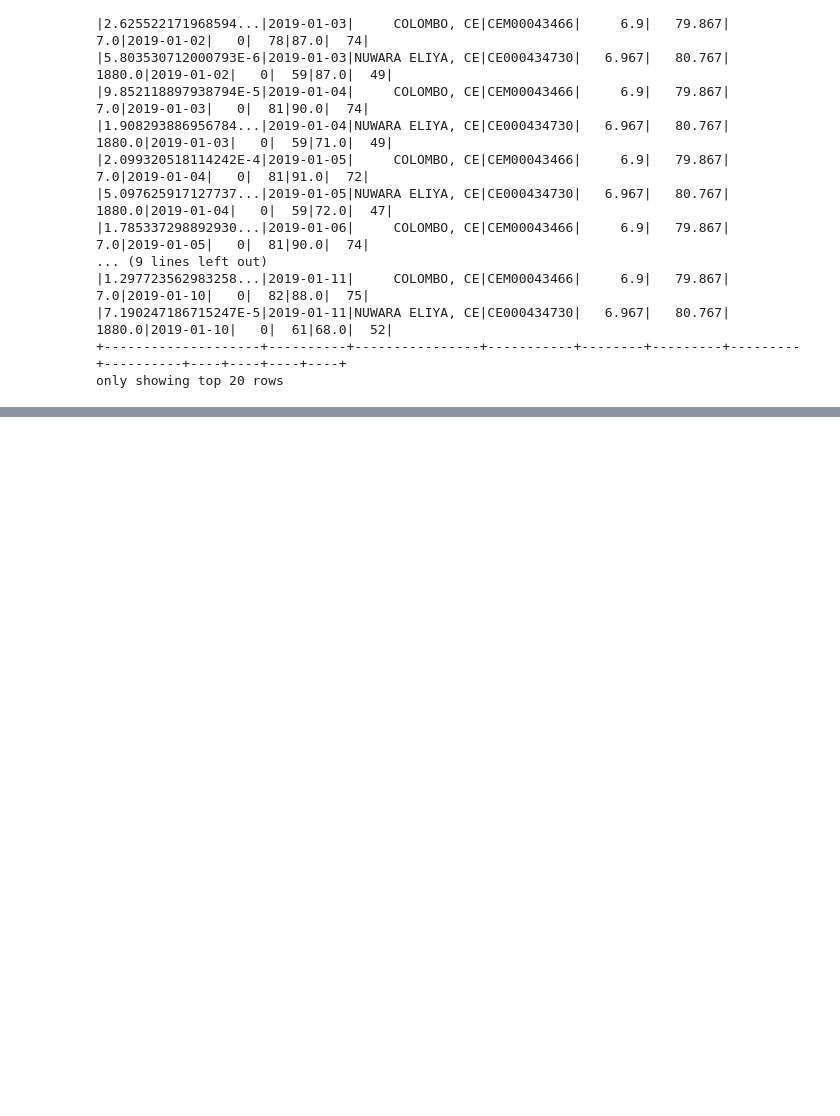
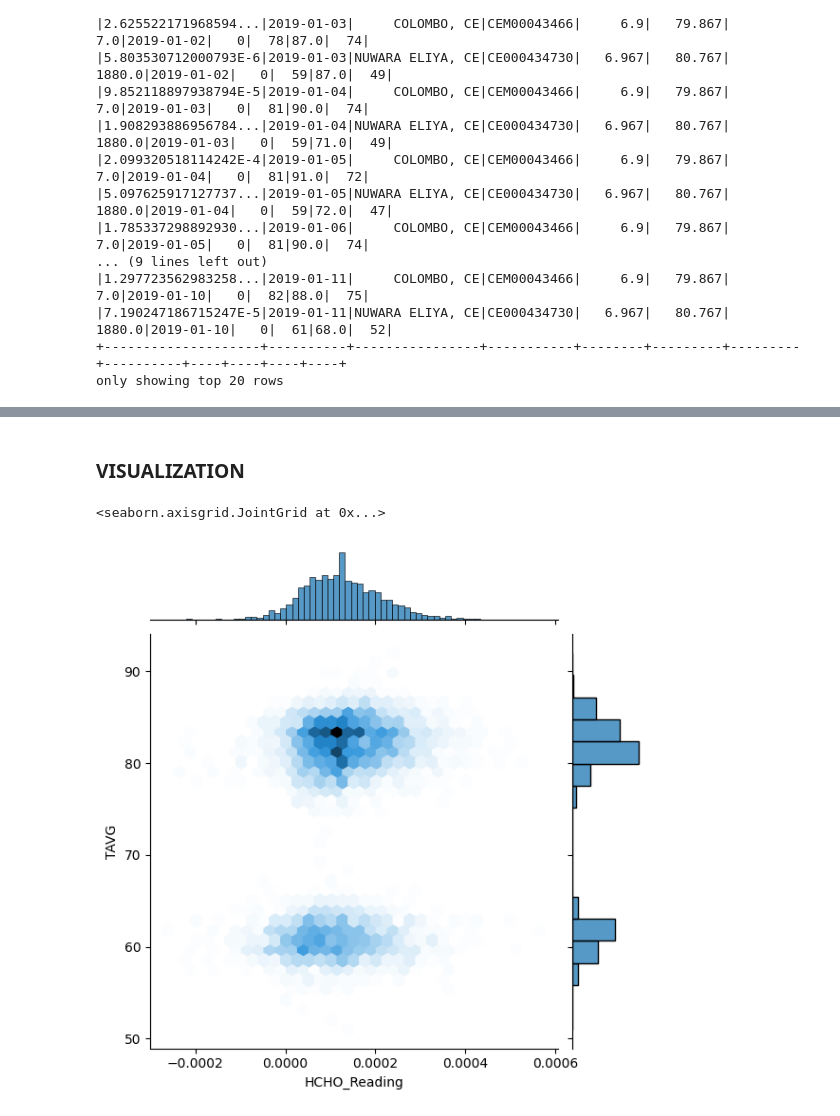
Before and after one commit to VinukaSilva/HCHO-Prediction, a Jupyter notebook: Precipitation Avg_Temperature.ipynb, the cells around one changed output, grey strips where cells are left out. Drawn from its saved outputs; the diff is of its cells as text; code cells hidden in the pictures; blank space fills up the shorter version.

Commit message:
Visualization of Joined Datasets

```diff
--- a/Precipitation Avg_Temperature.ipynb
+++ b/Precipitation Avg_Temperature.ipynb
@@ -569,3 +570,6 @@ joined_data.show()
 |7.190247186715247E-5|2019-01-11|NUWARA ELIYA, CE|CE000434730|   6.967|   80.767|   1880.0|2019-01-10|   0|  61|68.0|  52|
 +--------------------+----------+----------------+-----------+--------+---------+---------+----------+----+----+----+----+
 only showing top 20 rows
+# %%
+joined_data = joined_data.toPandas()
+joined_data
@@ -571,0 +590,7 @@ only showing top 20 rows
+# %% [markdown]
+### VISUALIZATION
+# %%
+sns.jointplot(x ="HCHO_Reading", y="TAVG", data=joined_data, kind="hex")
+# %% [output]
+<seaborn.axisgrid.JointGrid at 0x...>
+[figure, added]
```
Also changed, not shown: parts of 6 cells of this notebook, 1 other file.
